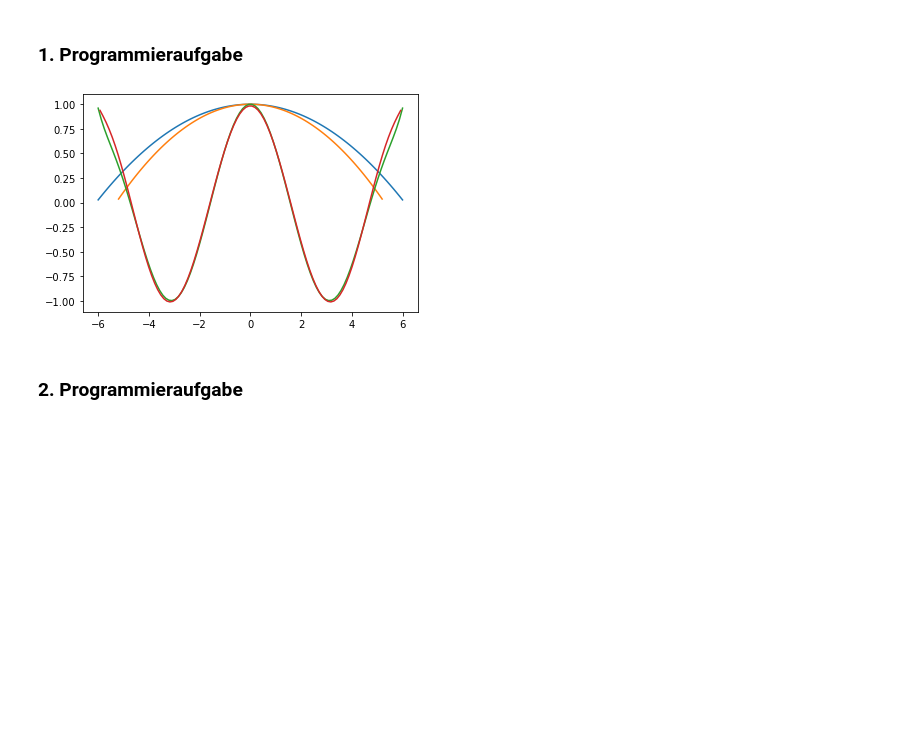
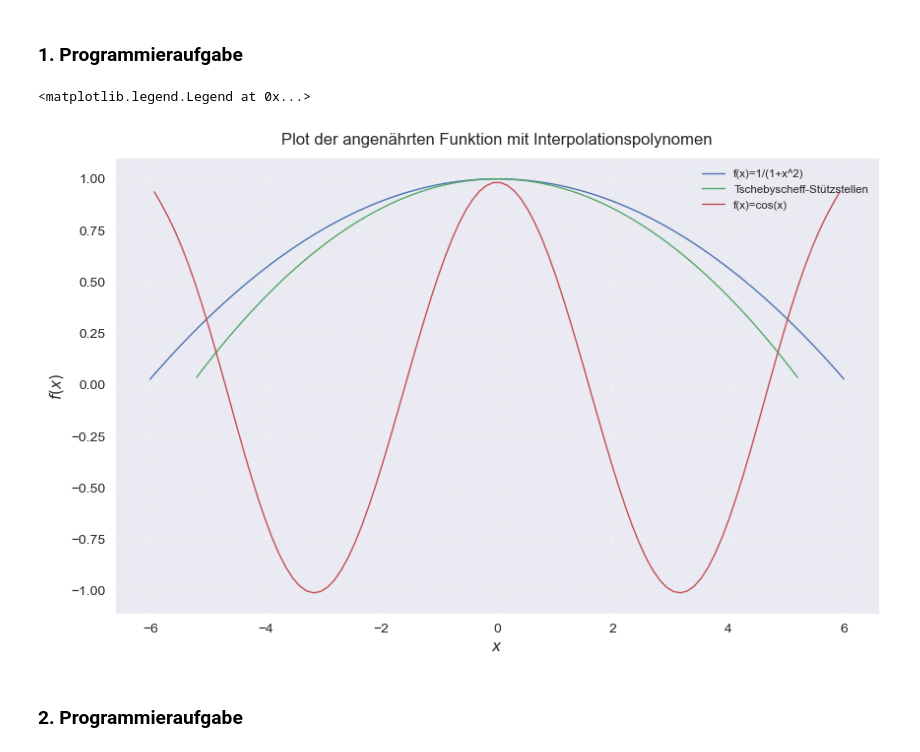
Before and after one commit to Javiermateor/Numerische-Mathematik-I-fuer-Ingenieure, a Jupyter notebook: HA4.ipynb, the cells around one changed output. Saved outputs shown, nothing was run; the diff lists cells and outputs as text; code cells hidden in the pictures; blank space fills up the shorter version.

```diff
--- a/HA4.ipynb
+++ b/HA4.ipynb
@@ -3,52 +3,69 @@ import numpy as np
 import matplotlib.pyplot as plt
 # %% [markdown]
 ### 1. Programmieraufgabe
+# %%
+def interpoly(x, f):
+    polynomial = np.poly1d(0)
+
+    for i in range(len(x)):
+        base_node = 1
+        for j in range(len(x)):
+            if i != j:
+                base_node *= np.poly1d([1, -x[j]])/ (x[i]-x[j])
+        polynomial += base_node * f[i]
+
+    points = np.linspace(np.min(x), np.max(x), 100)
+    points_f = [polynomial(point) for point in points]
+
+    return points, points_f
 # %%
-def interpoly(x, f):
-    polynomial = np.poly1d(0)
+plt.style.use('seaborn')
+fig = plt.figure(figsize=(10,6))
 
-    for i in range(len(x)):
-        base_node = 1
-        for j in range(len(x)):
-            if i != j:
-                base_node *= np.poly1d([1, -x[j]])/ (x[i]-x[j])
-        polynomial += base_node * f[i]
-
-    points = np.linspace(np.min(x), np.max(x), 100)
-    points_f = [polynomial(point) for point in points]
-
-    plt.plot(points, points_f)
+# f(x)= 1/(1+x^2)
 
 f = lambda x: 1/(1+x**2)
+x1 = np.linspace(-6, 6, 3)
+y1 = np.array([f(point) for point in x1])
 
-x = np.linspace(-6, 6, 3)
-y = np.array([f(point) for point in x])
-
-interpoly(x, y)
+x1_int, y1_int = interpoly(x1, y1)
 
 # Funktion für Berechnung der Tschebyscheff-Stützstellen
 t_nodes = lambda a, b, n, j: (a+b)/2 + (b-a)/2 * np.cos(((2*j - 1) / (2*(n+1))) * np.pi)
-
 n = 2
-
 x_T = np.array([t_nodes(-6, 6, n, j) for j in range(1, n+2)])
 y_T = np.array([f(point) for point in x_T])
 
-interpoly(x_T, y_T)
+x2,y2 = interpoly(x_T, y_T)
+
+# cos(x)
 
 f = lambda x: np.cos(x)
 
 x = np.linspace(-6, 6, 9)
 y = np.array([f(point) for point in x])
 
 interpoly(x, y)
 n = 9
 x_T = np.array([t_nodes(-6, 6, n, j) for j in range(1, n+2)])
 y_T = np.array([f(point) for point in x_T])
 
-interpoly(x_T, y_T)
+x3,y3 = interpoly(x_T, y_T)
+
+#Plot der Funktionen
+plt.plot(x1_int, y1_int,linewidth=1, label='f(x)=1/(1+x^2)')
+plt.plot(x2, y2,linewidth=1, label='Tschebyscheff-Stützstellen')
+plt.plot(x3, y3,linewidth=1, label='f(x)=cos(x)')
+
+#Einstellungen für die Darstellung
+plt.title('Plot der angenährten Funktion mit Interpolationspolynomen', pad ='10')
+plt.xlabel('$x$')
+plt.ylabel('$f(x)$')
+plt.grid(linestyle=(0, (1, 10)))
+plt.legend(loc = 'upper right', fontsize = 'small')
 # %% [output]
+<matplotlib.legend.Legend at 0x...>
-[figure, old version]
+[figure, new version]
 # %% [markdown]
 ### 2. Programmieraufgabe
 # %%
```
Also changed, not shown: parts of 2 cells of this notebook.
